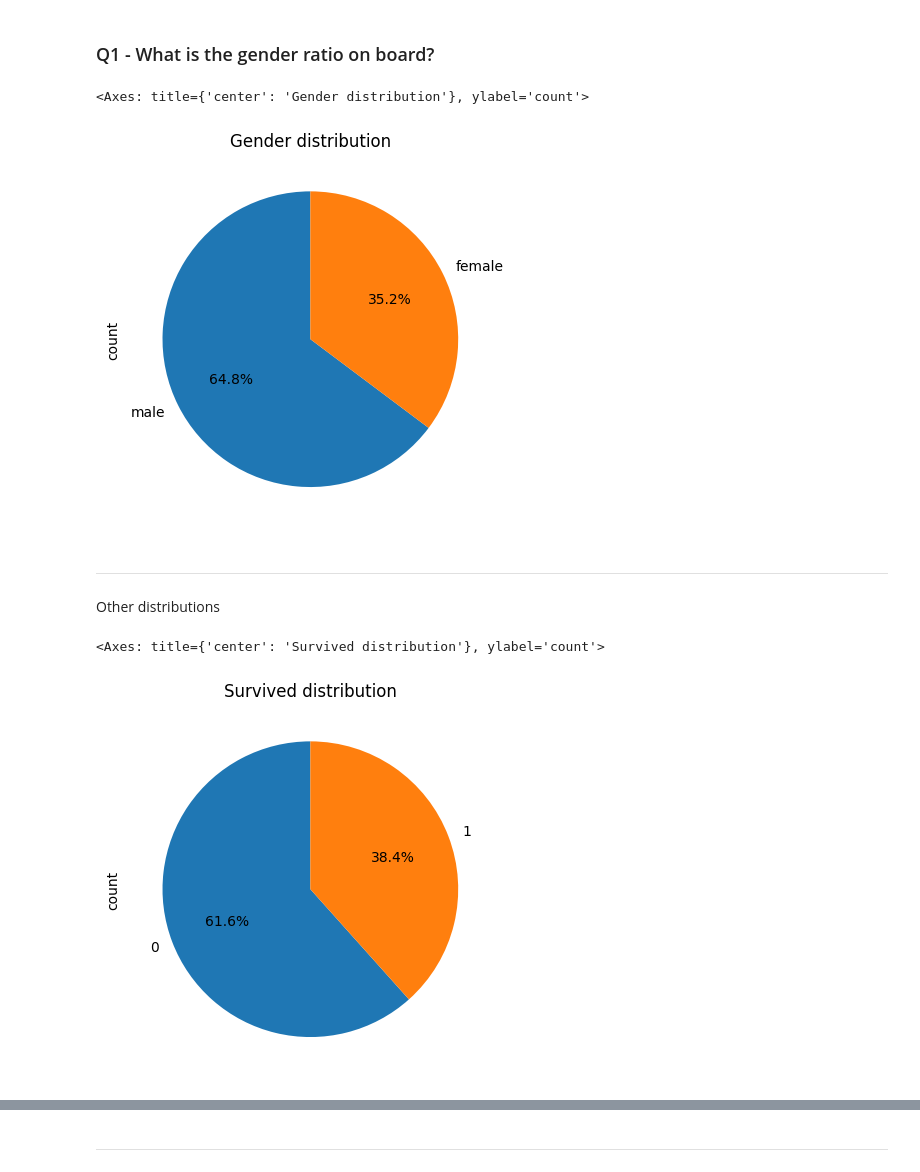
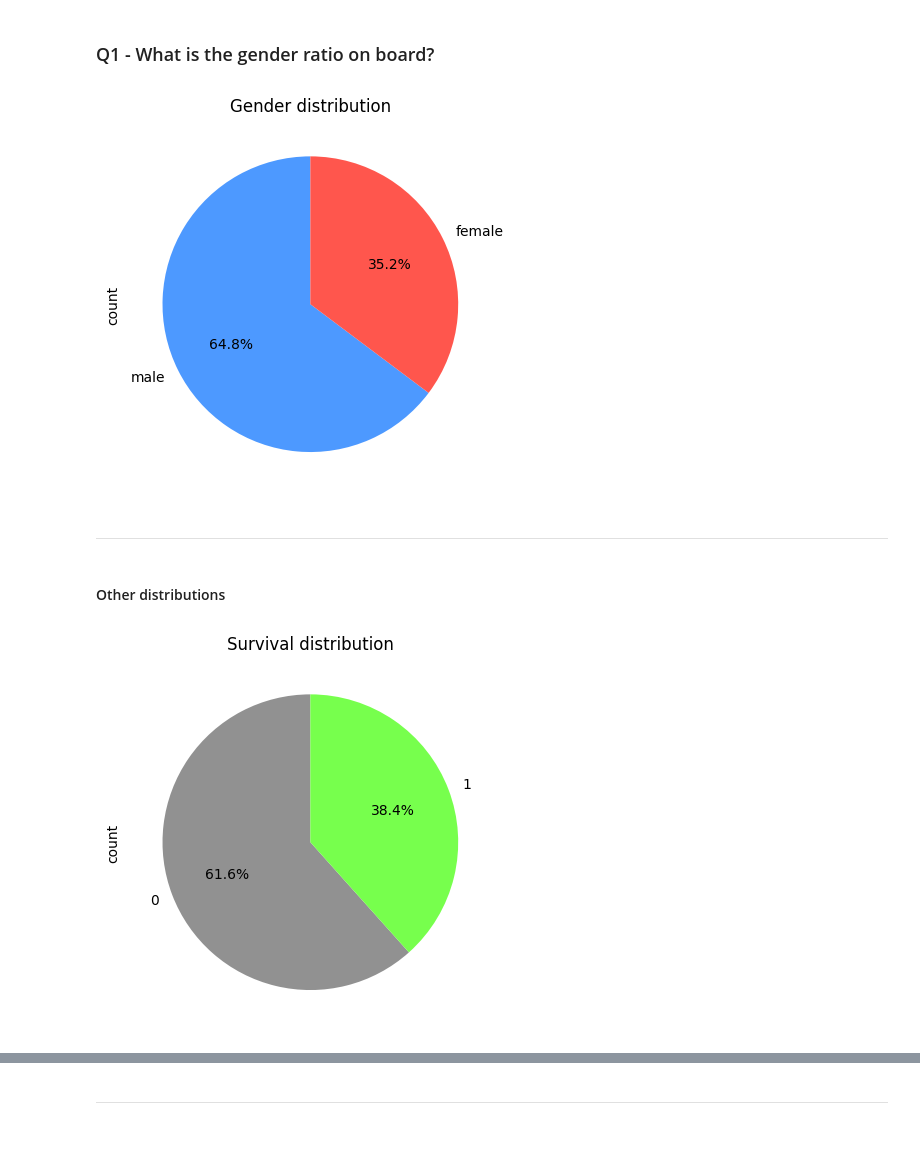
Before and after one commit to tothzs-gde/ml_template, a Jupyter notebook: notebooks/EDA.ipynb, the cells around one changed output, grey strips where cells are left out. Drawn from its saved outputs; the diff is of its cells as text; code cells hidden in the pictures; blank space fills up the shorter version.

```diff
--- a/notebooks/EDA.ipynb
+++ b/notebooks/EDA.ipynb
@@ -42,5 +104,10 @@ import matplotlib.pyplot as plt
 import numpy as np
 import pandas as pd
 import seaborn as sns
+# %%
+BLUE='#4D99FF'
+RED='#FF564D'
+GREEN='#77FF4D'
+GRAY='#919191'
 # %%
-df = pd.read_csv('data/titanic.csv', index_col='PassengerId')
+df = pd.read_csv('../data/titanic.csv', index_col='PassengerId')
@@ -195,16 +276,32 @@ df['Fare'] = df['Fare'].replace(to_replace=0.0, value=pd.NA)
 # %% [markdown]
 ### Q1 - What is the gender ratio on board?
 # %%
-df['Sex'].value_counts().plot(kind='pie', startangle=90, autopct='%1.1f%%', title='Gender distribution')
+value_counts = df['Sex'].value_counts()
+colors = [BLUE if v == 'male' else RED for v in value_counts.index]
+value_counts.plot(
+    kind='pie',
+    startangle=90,
+    autopct='%1.1f%%',
+    title='Gender distribution',
+    colors=colors,
+)
+plt.show()
 # %% [output]
-<Axes: title={'center': 'Gender distribution'}, ylabel='count'>
-[figure, old version]
+[figure, new version]
 # %% [markdown]
 ---
 # %% [markdown]
-Other distributions
+#### Other distributions
 # %%
-df['Survived'].value_counts().plot(kind='pie', startangle=90, autopct='%1.1f%%', title='Survived distribution')
+value_counts = df['Survived'].value_counts()
+colors = [GRAY if v == 0 else GREEN for v in value_counts.index]
+value_counts.plot(
+    kind='pie',
+    startangle=90,
+    autopct='%1.1f%%',
+    title='Survival distribution',
+    colors=colors,
+)
+plt.show()
 # %% [output]
-<Axes: title={'center': 'Survived distribution'}, ylabel='count'>
-[figure, old version]
+[figure, new version]
```
Also changed, not shown: parts of 67 cells of this notebook.
